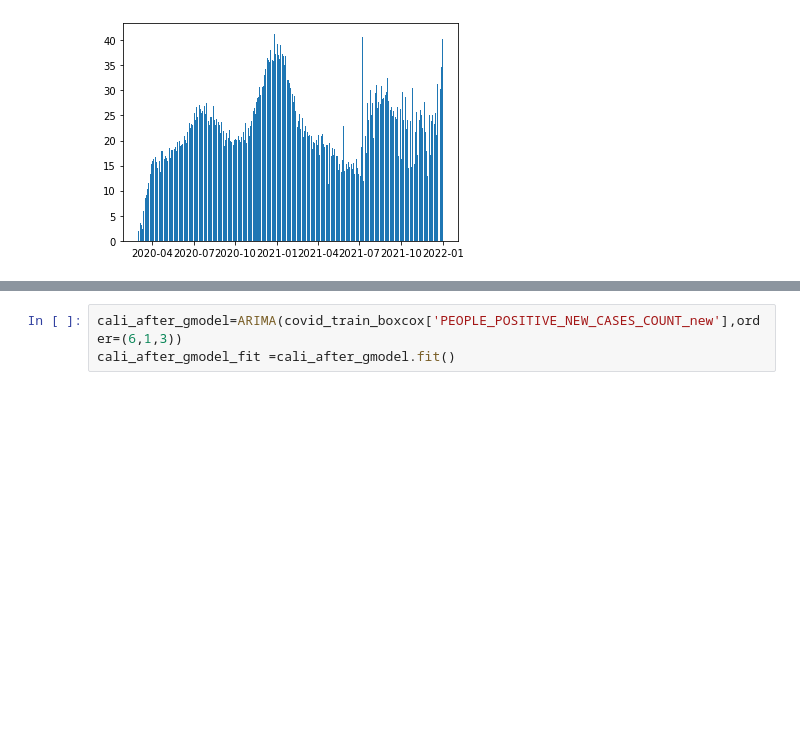
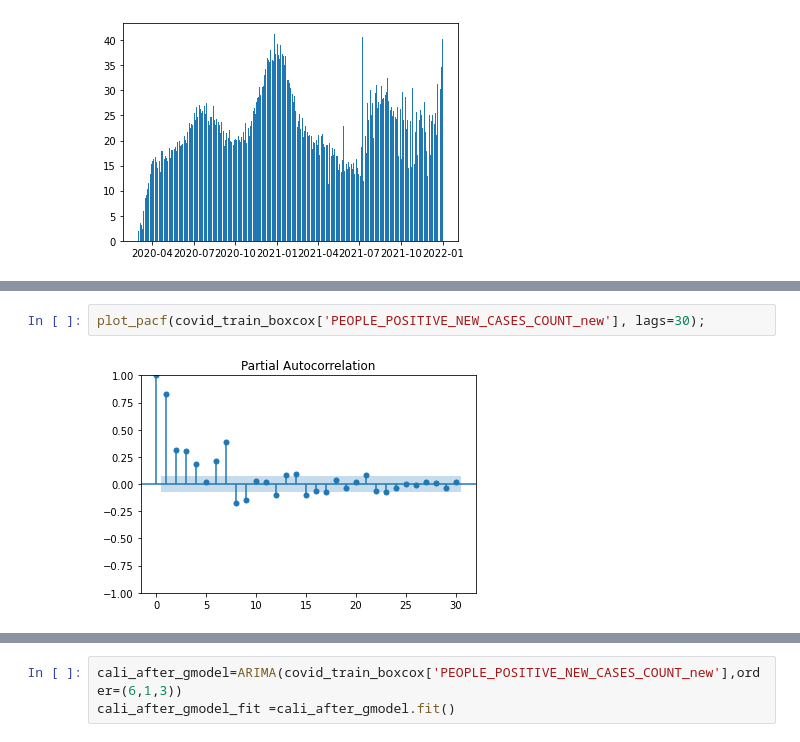
Before and after one commit to danielhe-nu/STAT390-Snowman, a Jupyter notebook: Daniel Final/Cali_ARIMA.ipynb, the cells around one changed output, grey strips where cells are left out. Cells and saved outputs as stored; diff of their text form; blank space fills up the shorter version.

```diff
--- a/Daniel Final/Cali_ARIMA.ipynb
+++ b/Daniel Final/Cali_ARIMA.ipynb
@@ -204 +208,5 @@ plt.bar(covid_train_boxcox.index, covid_train_boxcox['PEOPLE_POSITIVE_NEW_CASES_
+# %%
+plot_pacf(covid_train_boxcox['PEOPLE_POSITIVE_NEW_CASES_COUNT_new'], lags=30);
+# %% [output]
+[figure, added]
 # %%
```
Also changed, not shown: parts of 9 cells of this notebook, 5 other files.
